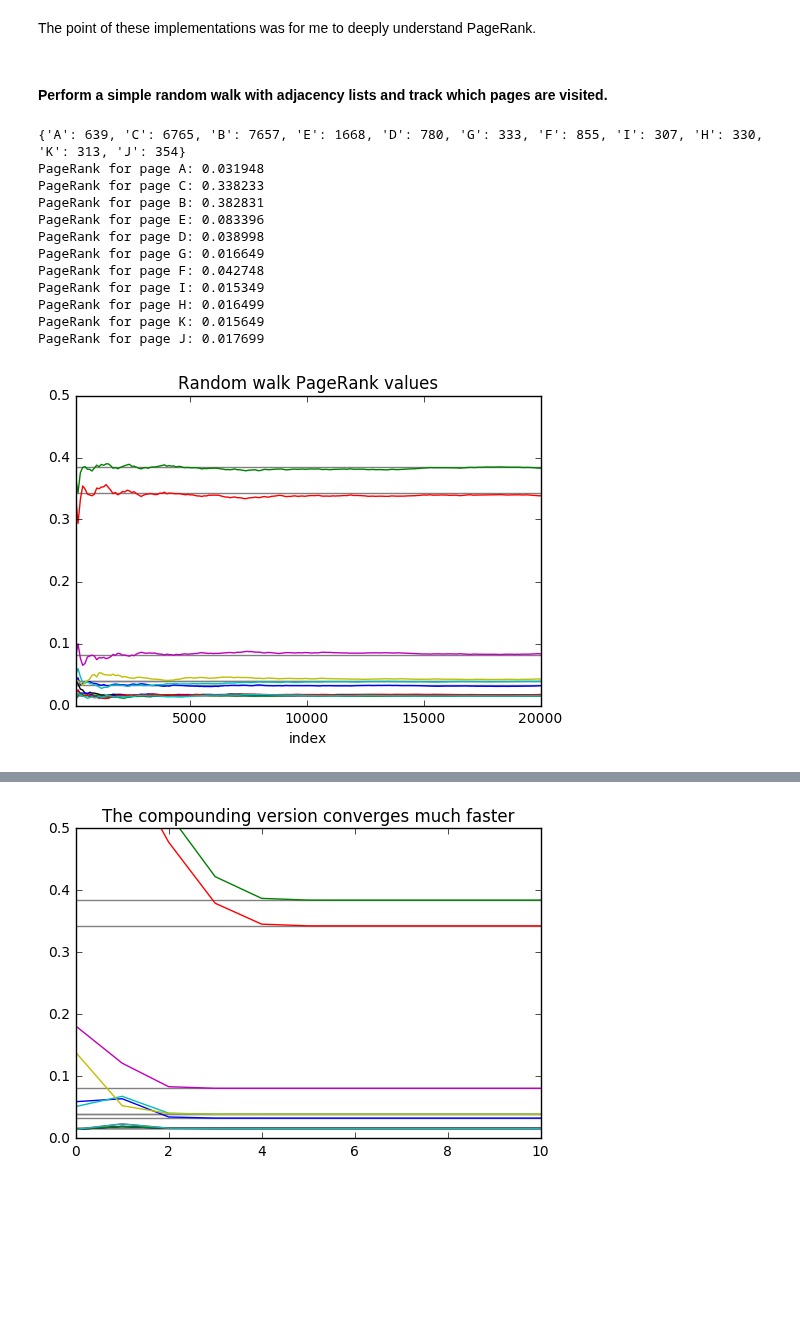
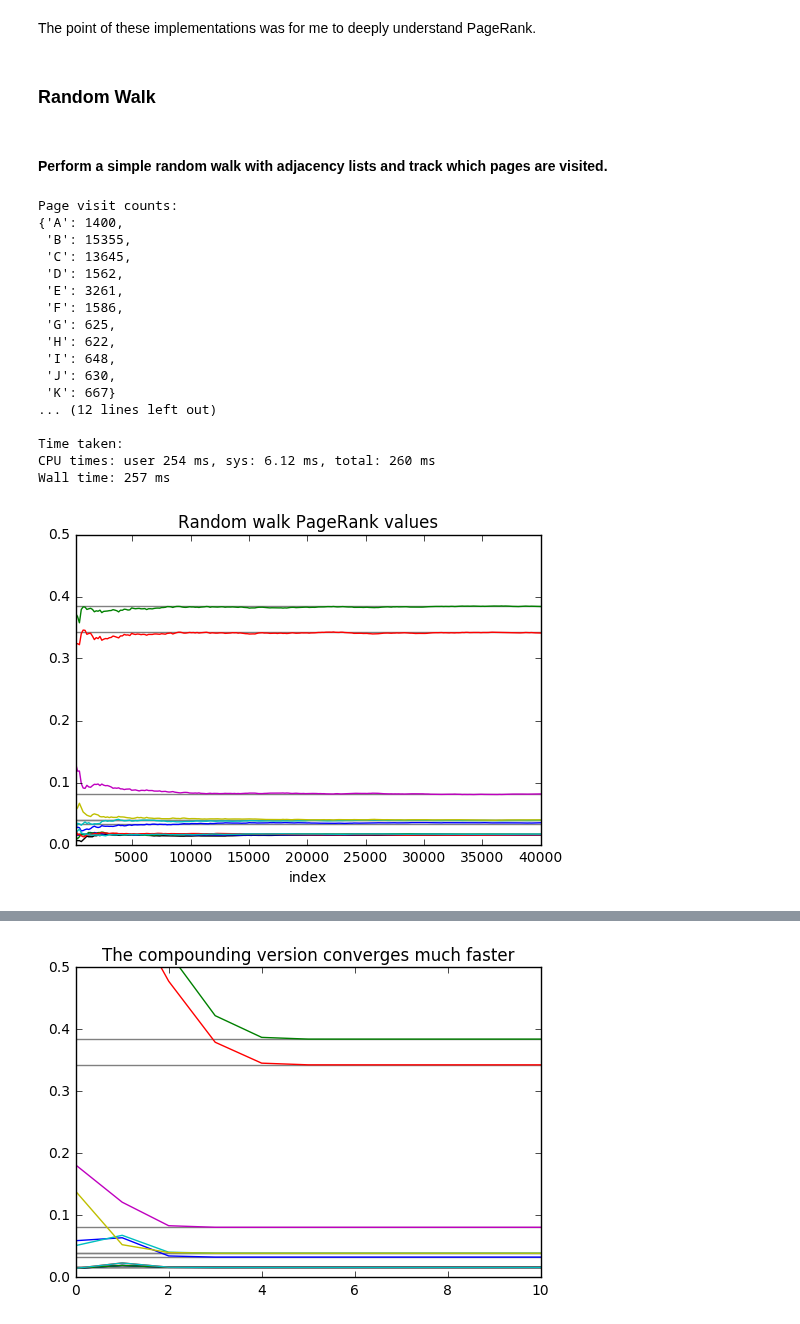
Before and after one commit to DongL/w261, a Jupyter notebook: week9/MIDS-W261-HW-09-Sanchez.ipynb, the cells around one changed output, grey strips where cells are left out. Drawn from its saved outputs; the diff is of its cells as text; code cells hidden in the pictures; blank space fills up the shorter version.

```diff
--- a/week9/MIDS-W261-HW-09-Sanchez.ipynb
+++ b/week9/MIDS-W261-HW-09-Sanchez.ipynb
@@ -158,9 +158,12 @@ The point of these implementations was for me to deeply understand PageRank.
 true_values = [ 0.03278149,  0.38440095,  0.34291029,  0.03908709,  0.08088569,
                 0.03908709,  0.01616948,  0.01616948,  0.01616948,  0.01616948,
                 0.01616948]
+# %% [markdown]
+### Random Walk
 # %% [markdown]
 #### Perform a simple random walk with adjacency lists and track which pages are visited.
 # %%
+%%time
 pages = {"B":["C"],
          "C":["B"],
          "D":["A","B"],
@@ -173,10 +176,10 @@ pages = {"B":["C"],
          "K":["E"]}
 
 teleport = .15
-iterations = 20001
+iterations = 40001
 all_nodes = ["A", "B", "C", "D", "E", "F", "G", "H", "I", "J", "K"]
 
-iterations_to_plot = 200
+iterations_to_plot = 250
 page_visits = defaultdict(int)
 default_val = 1.0/len(all_nodes)
 current_page = pages.keys()[0]
@@ -184,44 +187,52 @@ mod = iterations//iterations_to_plot
 all_page_visits = []
 
 for i in xrange(iterations):
     if rand() < teleport:
         possible_pages = all_nodes
     else:
         possible_pages = pages.get(current_page, all_nodes)
     current_page = choice(possible_pages)
     page_visits[current_page] += 1
     if i%mod == 0:
         dict_to_save = dict(page_visits)
         dict_to_save["index"] = i
         all_page_visits.append(dict_to_save)
 
-print(dict(page_visits))
+print("Page visit counts: ")
+pprint(dict(page_visits))
+print()
 
 total = 0.0
 for page, counts in page_visits.items():
     total += counts
 
 for page, counts in page_visits.items():
     print("PageRank for page %s: %f" % (page, counts/total))
 
+print("\n", "Time taken:", sep="")
 data = pd.DataFrame(all_page_visits[1:])
 data.index = data.pop("index")
 normalized_data = data.div(data.sum(axis=1), axis=0)
 normalized_data.plot(legend=False)
 plt.ylim(0,.5)
 plt.hlines(true_values,0,iterations-1, colors="grey")
 plt.title("Random walk PageRank values");
 # %% [output]
-{'A': 639, 'C': 6765, 'B': 7657, 'E': 1668, 'D': 780, 'G': 333, 'F': 855, 'I': 307, 'H': 330, 'K': 313, 'J': 354}
-PageRank for page A: 0.031948
-PageRank for page C: 0.338233
-PageRank for page B: 0.382831
-PageRank for page E: 0.083396
-PageRank for page D: 0.038998
-PageRank for page G: 0.016649
-PageRank for page F: 0.042748
-PageRank for page I: 0.015349
-PageRank for page H: 0.016499
-PageRank for page K: 0.015649
-PageRank for page J: 0.017699
+Page visit counts:
+{'A': 1400,
+ 'B': 15355,
+ 'C': 13645,
+ 'D': 1562,
+ 'E': 3261,
+ 'F': 1586,
+ 'G': 625,
+ 'H': 622,
+ 'I': 648,
+ 'J': 630,
+ 'K': 667}
+... (12 lines left out)
+
+Time taken:
+CPU times: user 254 ms, sys: 6.12 ms, total: 260 ms
+Wall time: 257 ms
-[figure, old version]
+[figure, new version]
```
Also changed, not shown: parts of 77 cells of this notebook, 6 other files.
